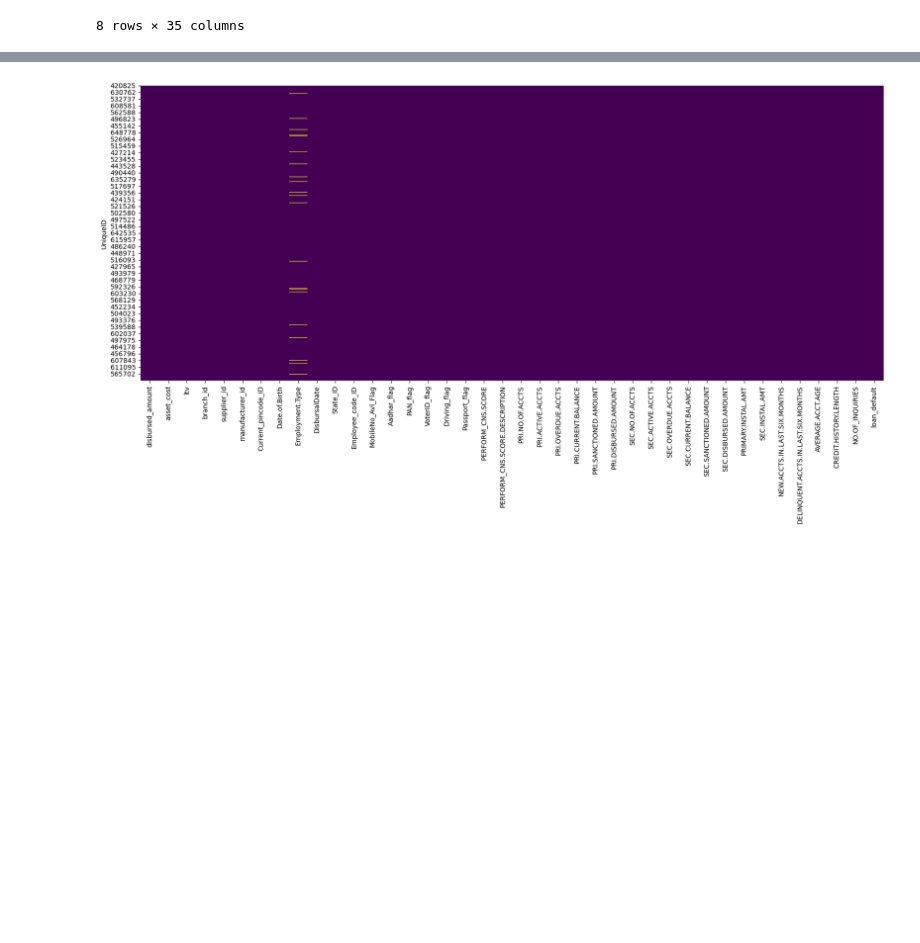
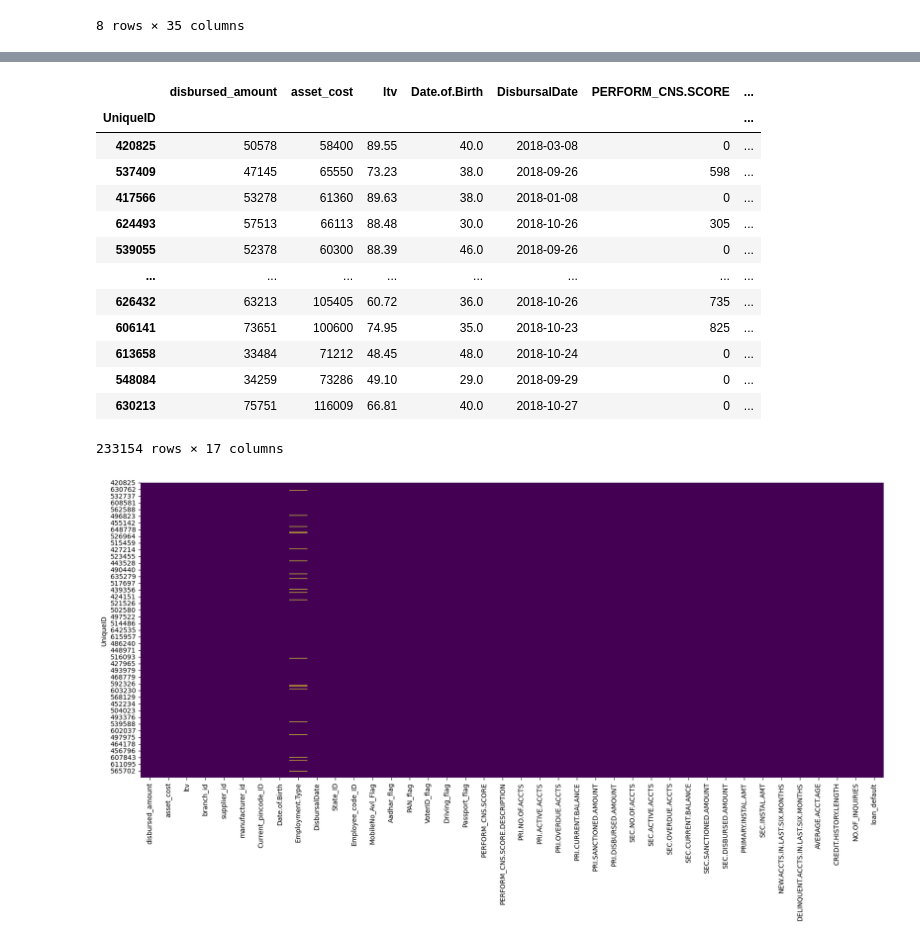
Before and after one commit to NithinKumarKR/Loan-Default-Prediction, a Jupyter notebook: Untitled.ipynb, the cells around one changed output, grey strips where cells are left out. Cells and saved outputs as stored; diff of their text form; code cells hidden in the pictures; blank space fills up the shorter version.

```diff
--- a/Untitled.ipynb
+++ b/Untitled.ipynb
@@ -171,7 +190,7 @@ df.set_index('UniqueID',inplace=True)
 numerical_cols=[]
 catorical_cols=[]
 for cols in df.columns:
-    (catorical_cols.append(cols) if df[cols].dtype=='object' else numerical_cols.append(cols))
+    (catorical_cols.append(cols) if df[cols].dtype in ('object','category') else numerical_cols.append(cols))
 df_num=df[numerical_cols]
 df_cat=df[catorical_cols]
 # %%
@@ -201,4 +216,21 @@ Index(['disbursed_amount', 'asset_cost', 'ltv', 'branch_id', 'supplier_id',
       dtype='object')
+# %%
+df_num
+# %% [output]
+|  | disbursed_amount | asset_cost | ltv | Date.of.Birth | DisbursalDate | PERFORM_CNS.SCORE | ... |
+| UniqueID |  |  |  |  |  |  | ... |
+| 420825 | 50578 | 58400 | 89.55 | 40.0 | 2018-03-08 | 0 | ... |
+| 537409 | 47145 | 65550 | 73.23 | 38.0 | 2018-09-26 | 598 | ... |
+| 417566 | 53278 | 61360 | 89.63 | 38.0 | 2018-01-08 | 0 | ... |
+| 624493 | 57513 | 66113 | 88.48 | 30.0 | 2018-10-26 | 305 | ... |
+| 539055 | 52378 | 60300 | 88.39 | 46.0 | 2018-09-26 | 0 | ... |
+| ... | ... | ... | ... | ... | ... | ... | ... |
+| 626432 | 63213 | 105405 | 60.72 | 36.0 | 2018-10-26 | 735 | ... |
+| 606141 | 73651 | 100600 | 74.95 | 35.0 | 2018-10-23 | 825 | ... |
+| 613658 | 33484 | 71212 | 48.45 | 48.0 | 2018-10-24 | 0 | ... |
+| 548084 | 34259 | 73286 | 49.10 | 29.0 | 2018-09-29 | 0 | ... |
+| 630213 | 75751 | 116009 | 66.81 | 40.0 | 2018-10-27 | 0 | ... |
+233154 rows × 17 columns
 # %%
 plt.figure(figsize=(20,8))
 import seaborn as sns
```
Also changed, not shown: parts of 23 cells of this notebook, 3 other files.
